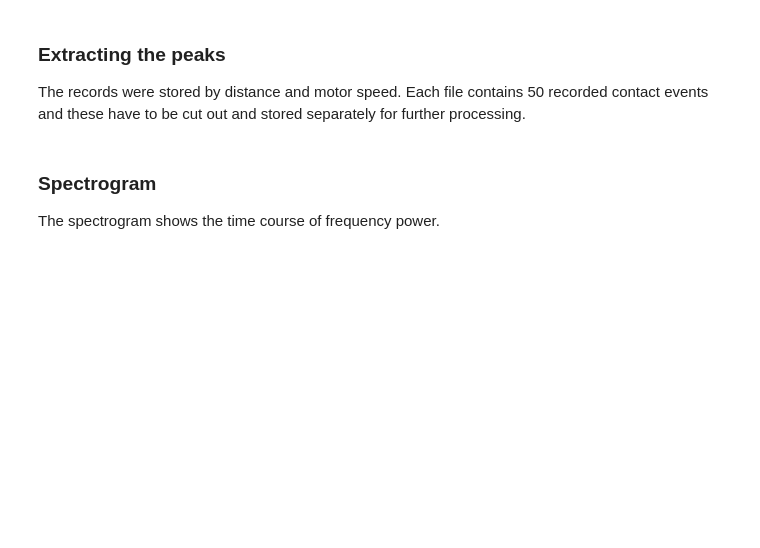
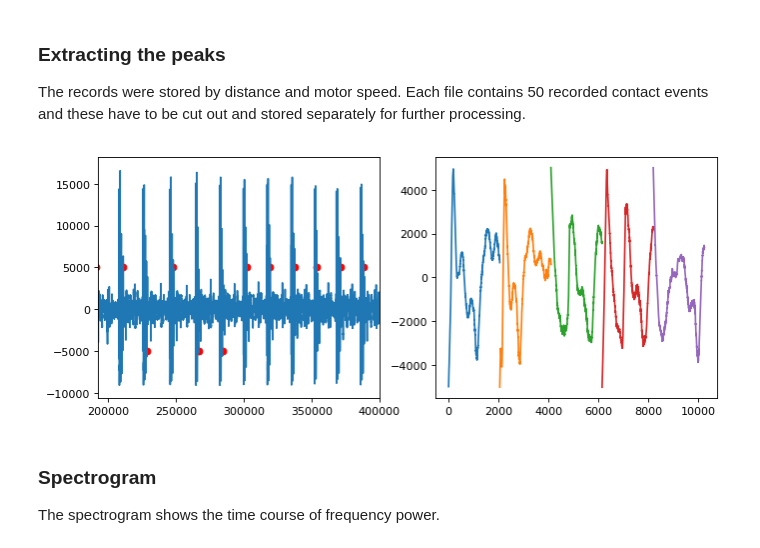
Before and after one commit to LucaHermes/PiezoAntenna, a Jupyter notebook: Piezo Antenna.ipynb, the cells around one changed output. Saved outputs shown, nothing was run; the diff lists cells and outputs as text; code cells hidden in the pictures; blank space fills up the shorter version.

```diff
--- a/Piezo Antenna.ipynb
+++ b/Piezo Antenna.ipynb
@@ -90,36 +91,37 @@ def find_peaks(x):
     diff = above_th.diff(periods=-1).abs()
     last_peaks_indices = diff.index[diff > 4410].tolist()
     last_peaks_indices.append(len(above_th) - 1)
     last_peaks = above_th[last_peaks_indices].reset_index(drop=True)
 
     return last_peaks
 
 for i in range(N_CLASSES):
     d = pd.Series(data['record'][i])
     peaks = find_peaks(d.abs())
     idx_peaks = pd.Index(peaks)
-    print('Processing {}th record: distance {} - speed {} - found {} peaks'.format(
-        i, rawdata['distance'][i], rawdata['speed'][i], len(peaks)))
+    # print('Processing {}th record: distance {} - speed {} - found {} peaks'.format(
+    #   i, rawdata['distance'][i], rawdata['speed'][i], len(peaks)))
     contacts = []
     for c_idx in peaks:
         contacts.append(d[c_idx:c_idx + FRAGMENT_SIZE].tolist())
         contact_nr = idx_peaks.get_loc(c_idx)
     data.at[i, 'contacts'] = 0
     data['contacts'] = data['contacts'].astype(object)
     data.at[i, 'contacts'] = np.array(contacts)
 
 
 plt.figure(num=None, figsize=(10, 4), dpi=80)
 plt.subplot('121')
 last_series = data['record'][len(data['record'])-1]
 plt.plot(last_series)
 plt.scatter(peaks, [ last_series[i] for i in peaks ], color='r')
 plt.xlim((192599, 400000))
 plt.subplot('122')
 for i in range(5):
     xs = range(FRAGMENT_SIZE*(i),FRAGMENT_SIZE*(i+1))
     plt.plot(xs, last_series[peaks[i]:peaks[i] + FRAGMENT_SIZE])
-data
+# %% [output]
+[figure, added]
 # %% [markdown]
 ### Spectrogram
 
```
Also changed, not shown: parts of 8 cells of this notebook.
